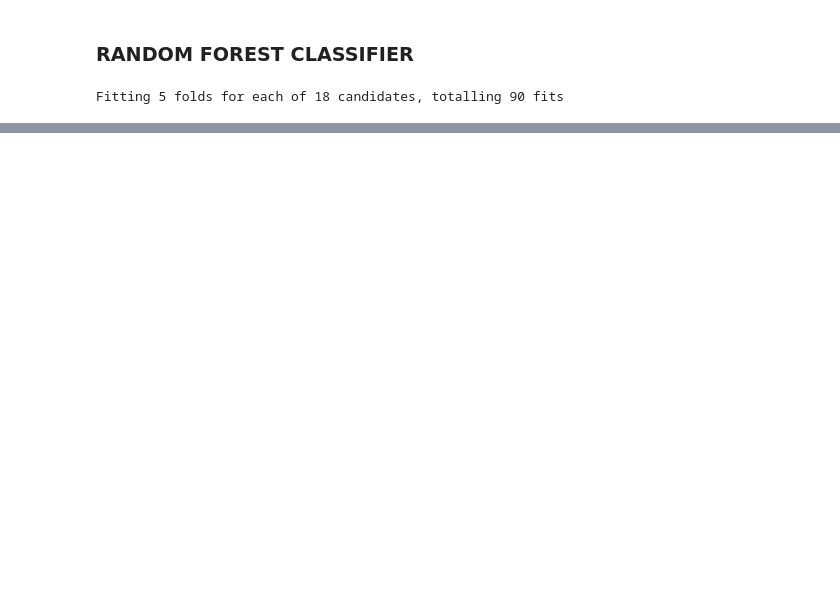
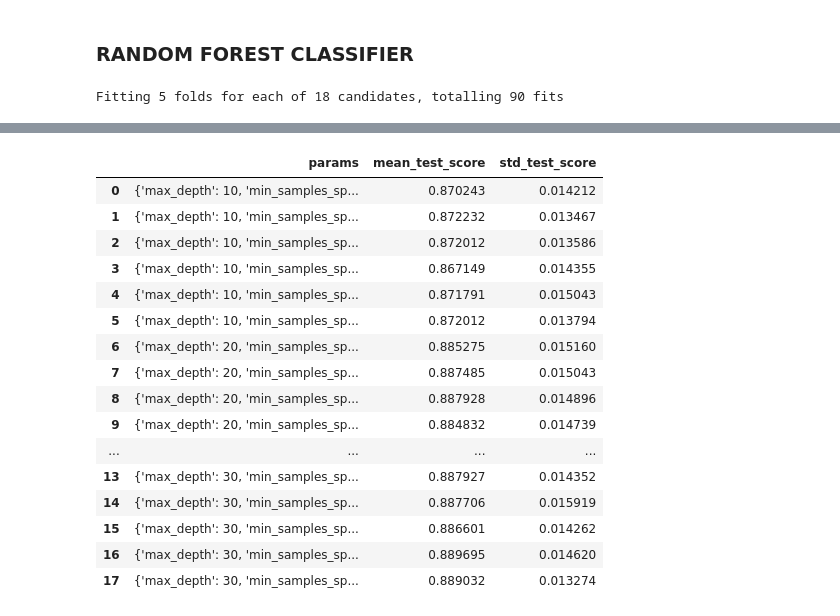
Before and after one commit to rayhanegar/si-b-project, a Jupyter notebook: notebooks/ML_Classification_Tuning_RF_XGB.ipynb, the cells around one changed output, grey strips where cells are left out. Cells and saved outputs as stored; diff of their text form; code cells hidden in the pictures; blank space fills up the shorter version.

Commit message:
GridSearchCV to include every other parameter combination

```diff
--- a/notebooks/ML_Classification_Tuning_RF_XGB.ipynb
+++ b/notebooks/ML_Classification_Tuning_RF_XGB.ipynb
@@ -17,7 +17,6 @@ y_test_normalized = y_test - 1
 # %% [markdown]
 ### RANDOM FOREST CLASSIFIER ###
 # %%
-# parameter tuning
 rf_params = {
     'n_estimators': [150, 350, 500],
     'max_depth': [10, 20, 30],
@@ -25,18 +24,27 @@ rf_params = {
 }
 
 rf_model = RandomForestClassifier(random_state=42)
-rf_grid = GridSearchCV(rf_model, rf_params, cv=5, scoring='accuracy', verbose=1)
+rf_grid = GridSearchCV(rf_model, rf_params, cv=5, scoring='accuracy', verbose=1, n_jobs=-1)
 rf_grid.fit(X_train, y_train_normalized)
 
 rf_best_model = rf_grid.best_estimator_
 rf_best_params = rf_grid.best_params_
 rf_accuracy = cross_val_score(rf_best_model, X_test, y_test_normalized, cv=5, scoring='accuracy')
 
+rf_all_results = rf_grid.cv_results_
+
+rf_all_results_summary = {
+    'params': rf_all_results['params'],
+    'mean_test_score': rf_all_results['mean_test_score'],
+    'std_test_score': rf_all_results['std_test_score']
+}
+
 rf_results = {
     'Best Parameters': rf_best_params,
     'Mean Accuracy': np.mean(rf_accuracy),
     'Std Accuracy': np.std(rf_accuracy),
-    'Individual Accuracy Scores': rf_accuracy.tolist()
+    'Individual Accuracy Scores': rf_accuracy.tolist(),
+    'All Results Summary': rf_all_results_summary
 }
 # %% [output]
 Fitting 5 folds for each of 18 candidates, totalling 90 fits
@@ -119 +131,4 @@ XGBoost Results: {'Best Parameters': {'learning_rate': 0.2, 'max_depth': 4, 'n_e
+# %%
+df_rf_results_summary = pd.DataFrame(rf_all_results_summary)
+df_xgb_results_summary = pd.DataFrame(xgb_all_results_summary)
 # %%
@@ -143,0 +160,20 @@ combined_results_table.to_csv("../data/model_tuning_results.csv", index=False)
+# %%
+df_rf_results_summary
+# %% [output]
+|  | params | mean_test_score | std_test_score |
+| 0 | {'max_depth': 10, 'min_samples_sp... | 0.870243 | 0.014212 |
+| 1 | {'max_depth': 10, 'min_samples_sp... | 0.872232 | 0.013467 |
+| 2 | {'max_depth': 10, 'min_samples_sp... | 0.872012 | 0.013586 |
+| 3 | {'max_depth': 10, 'min_samples_sp... | 0.867149 | 0.014355 |
+| 4 | {'max_depth': 10, 'min_samples_sp... | 0.871791 | 0.015043 |
+| 5 | {'max_depth': 10, 'min_samples_sp... | 0.872012 | 0.013794 |
+| 6 | {'max_depth': 20, 'min_samples_sp... | 0.885275 | 0.015160 |
+| 7 | {'max_depth': 20, 'min_samples_sp... | 0.887485 | 0.015043 |
+| 8 | {'max_depth': 20, 'min_samples_sp... | 0.887928 | 0.014896 |
+| 9 | {'max_depth': 20, 'min_samples_sp... | 0.884832 | 0.014739 |
+| ... | ... | ... | ... |
+| 13 | {'max_depth': 30, 'min_samples_sp... | 0.887927 | 0.014352 |
+| 14 | {'max_depth': 30, 'min_samples_sp... | 0.887706 | 0.015919 |
+| 15 | {'max_depth': 30, 'min_samples_sp... | 0.886601 | 0.014262 |
+| 16 | {'max_depth': 30, 'min_samples_sp... | 0.889695 | 0.014620 |
+| 17 | {'max_depth': 30, 'min_samples_sp... | 0.889032 | 0.013274 |
```
Also changed, not shown: parts of 6 cells of this notebook, 4 other files.
